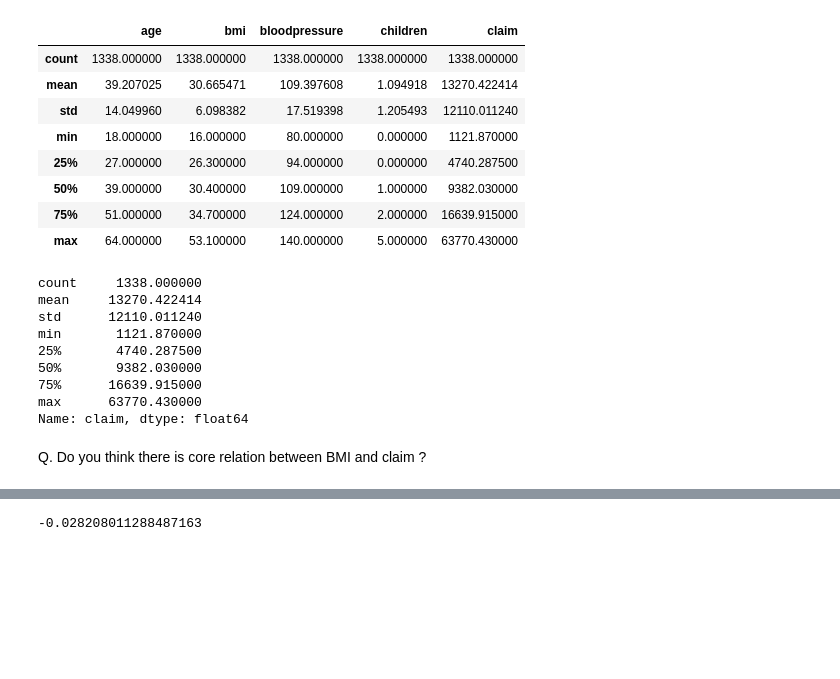
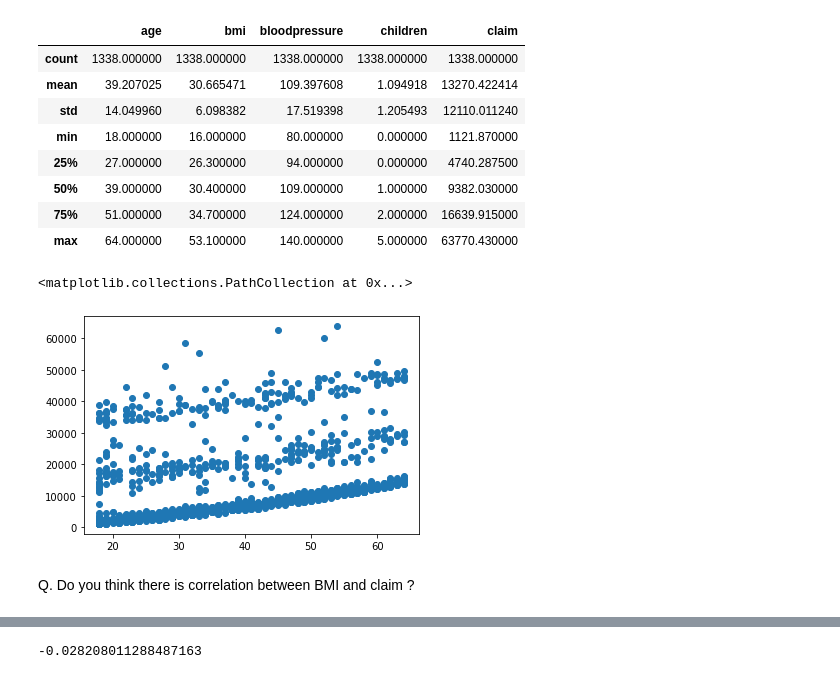
Before and after one commit to pradhanTejeshwar/Data-Science, a Jupyter notebook: Day3.ipynb, the cells around one changed output, grey strips where cells are left out. Saved outputs shown, nothing was run; the diff lists cells and outputs as text; code cells hidden in the pictures; blank space fills up the shorter version.

```diff
--- a/Day3.ipynb
+++ b/Day3.ipynb
@@ -45,20 +47,13 @@ dfirs.describe()
 | 50% | 39.000000 | 30.400000 | 109.000000 | 1.000000 | 9382.030000 |
 | 75% | 51.000000 | 34.700000 | 124.000000 | 2.000000 | 16639.915000 |
 | max | 64.000000 | 53.100000 | 140.000000 | 5.000000 | 63770.430000 |
-# %%
-dfirs['claim'].describe()
-# %% [output]
-count     1338.000000
-mean     13270.422414
-std      12110.011240
-min       1121.870000
-25%       4740.287500
-50%       9382.030000
-75%      16639.915000
-max      63770.430000
-Name: claim, dtype: float64
+# %%
+plt.scatter(dfirs['age'],dfirs['claim'])
+# %% [output]
+<matplotlib.collections.PathCollection at 0x...>
+[figure, added]
 # %% [markdown]
-Q. Do you think there is core relation between BMI and claim ?
+Q. Do you think there is correlation between BMI and claim ?
 # %%
 dfirs['bmi'].corr(dfirs['claim'])
 # %% [output]
```
Also changed, not shown: parts of 13 cells of this notebook, 35 other files.
